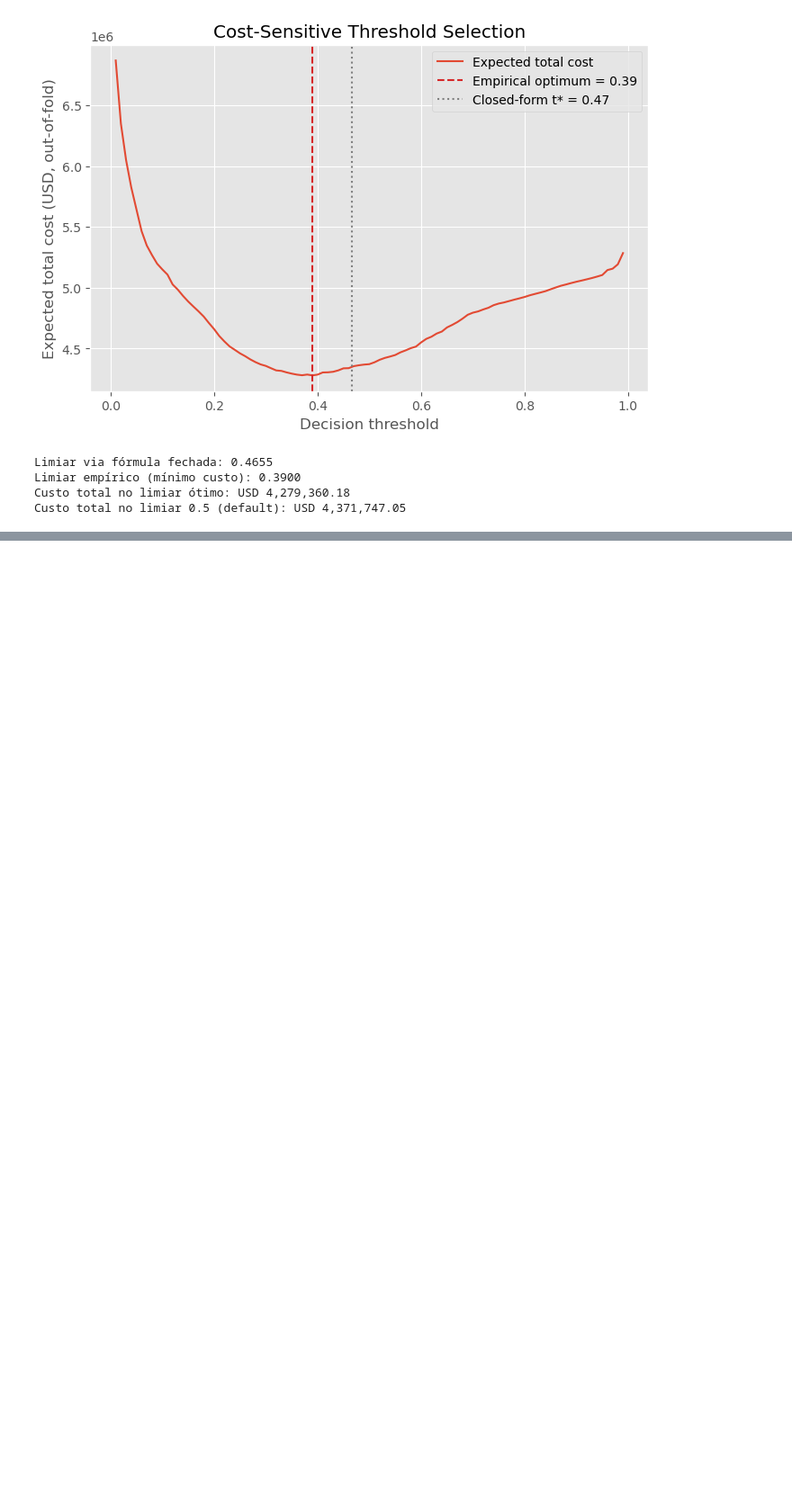
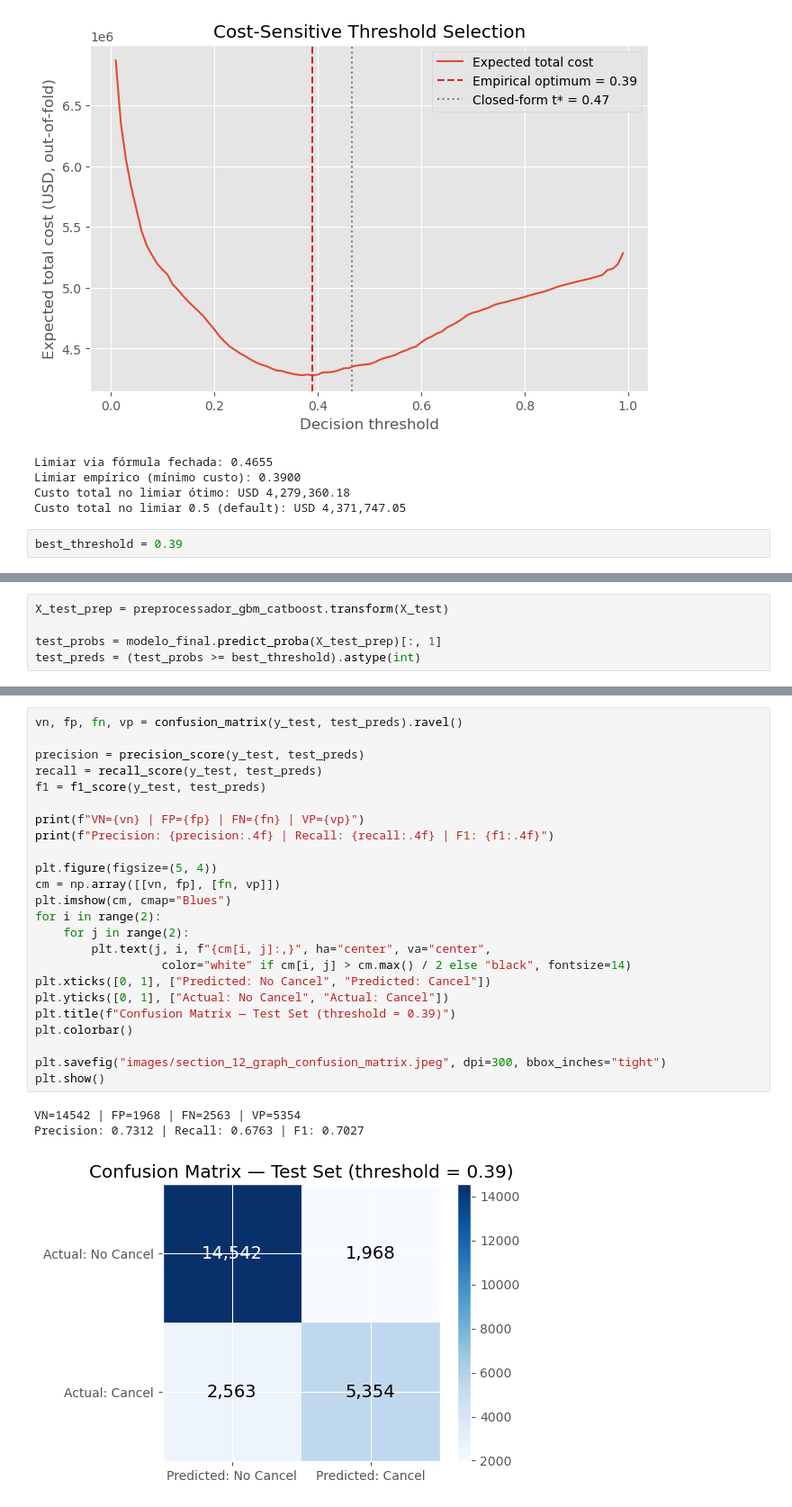
Before and after one commit to bruno-lima98/portfolio-hotel-cancellation-prediction, a Jupyter notebook: main.ipynb, the cells around one changed output, grey strips where cells are left out. Shown at 90% size. Drawn from its saved outputs; the diff is of its cells as text; blank space fills up the shorter version.

Commit message:
final model e results

```diff
--- a/main.ipynb
+++ b/main.ipynb
@@ -2005,3 +2006,5 @@ Limiar via fórmula fechada: 0.4655
 Limiar empírico (mínimo custo): 0.3900
 Custo total no limiar ótimo: USD 4,279,360.18
 Custo total no limiar 0.5 (default): USD 4,371,747.05
+# %%
+best_threshold = 0.39
@@ -2007,0 +2013,5 @@ Custo total no limiar 0.5 (default): USD 4,371,747.05
+# %%
+X_test_prep = preprocessador_gbm_catboost.transform(X_test)
+
+test_probs = modelo_final.predict_proba(X_test_prep)[:, 1]
+test_preds = (test_probs >= best_threshold).astype(int)
@@ -2007,0 +2046,28 @@ Custo total no limiar 0.5 (default): USD 4,371,747.05
+# %%
+vn, fp, fn, vp = confusion_matrix(y_test, test_preds).ravel()
+
+precision = precision_score(y_test, test_preds)
+recall = recall_score(y_test, test_preds)
+f1 = f1_score(y_test, test_preds)
+
+print(f"VN={vn} | FP={fp} | FN={fn} | VP={vp}")
+print(f"Precision: {precision:.4f} | Recall: {recall:.4f} | F1: {f1:.4f}")
+
+plt.figure(figsize=(5, 4))
+cm = np.array([[vn, fp], [fn, vp]])
+plt.imshow(cm, cmap="Blues")
+for i in range(2):
+    for j in range(2):
+        plt.text(j, i, f"{cm[i, j]:,}", ha="center", va="center",
+                  color="white" if cm[i, j] > cm.max() / 2 else "black", fontsize=14)
+plt.xticks([0, 1], ["Predicted: No Cancel", "Predicted: Cancel"])
+plt.yticks([0, 1], ["Actual: No Cancel", "Actual: Cancel"])
+plt.title(f"Confusion Matrix — Test Set (threshold = 0.39)")
+plt.colorbar()
+
+plt.savefig("images/section_12_graph_confusion_matrix.jpeg", dpi=300, bbox_inches="tight")
+plt.show()
+# %% [output]
+VN=14542 | FP=1968 | FN=2563 | VP=5354
+Precision: 0.7312 | Recall: 0.6763 | F1: 0.7027
+[figure, added]
```
Also changed, not shown: parts of 10 cells of this notebook.
